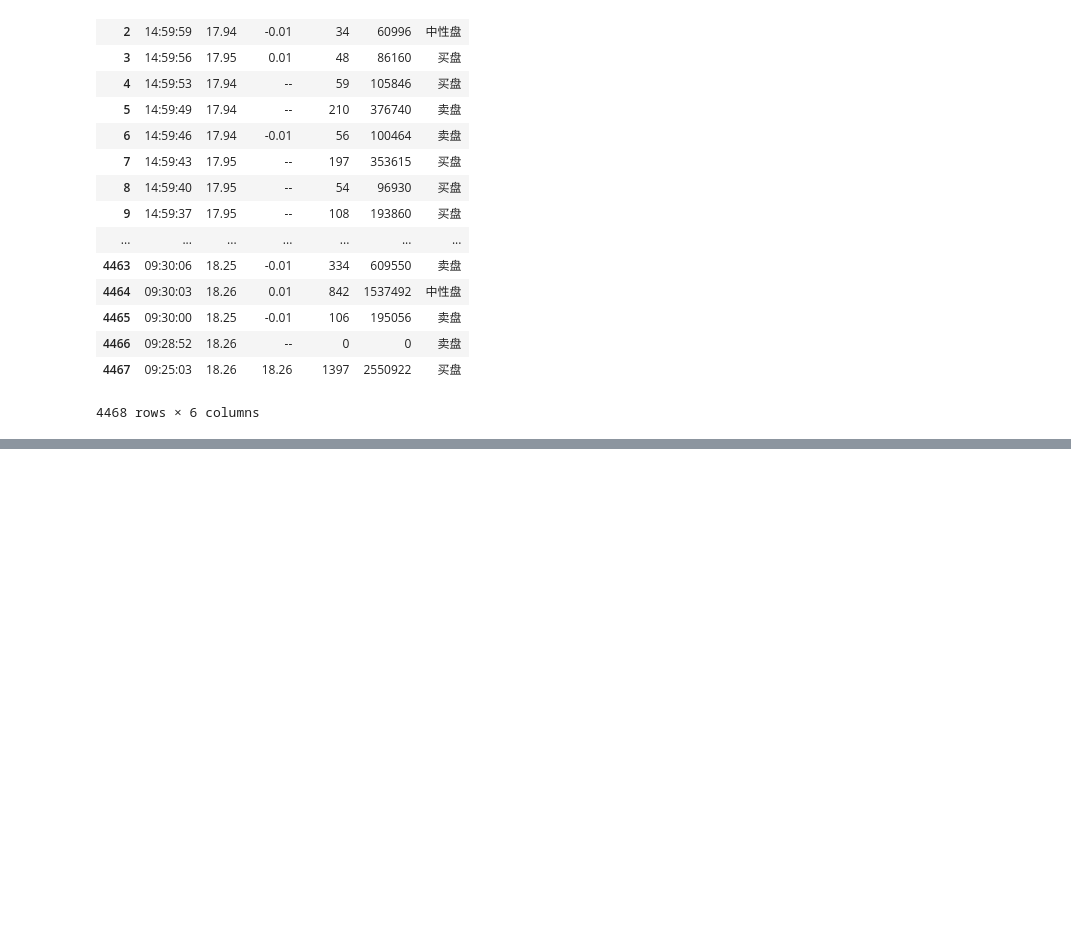
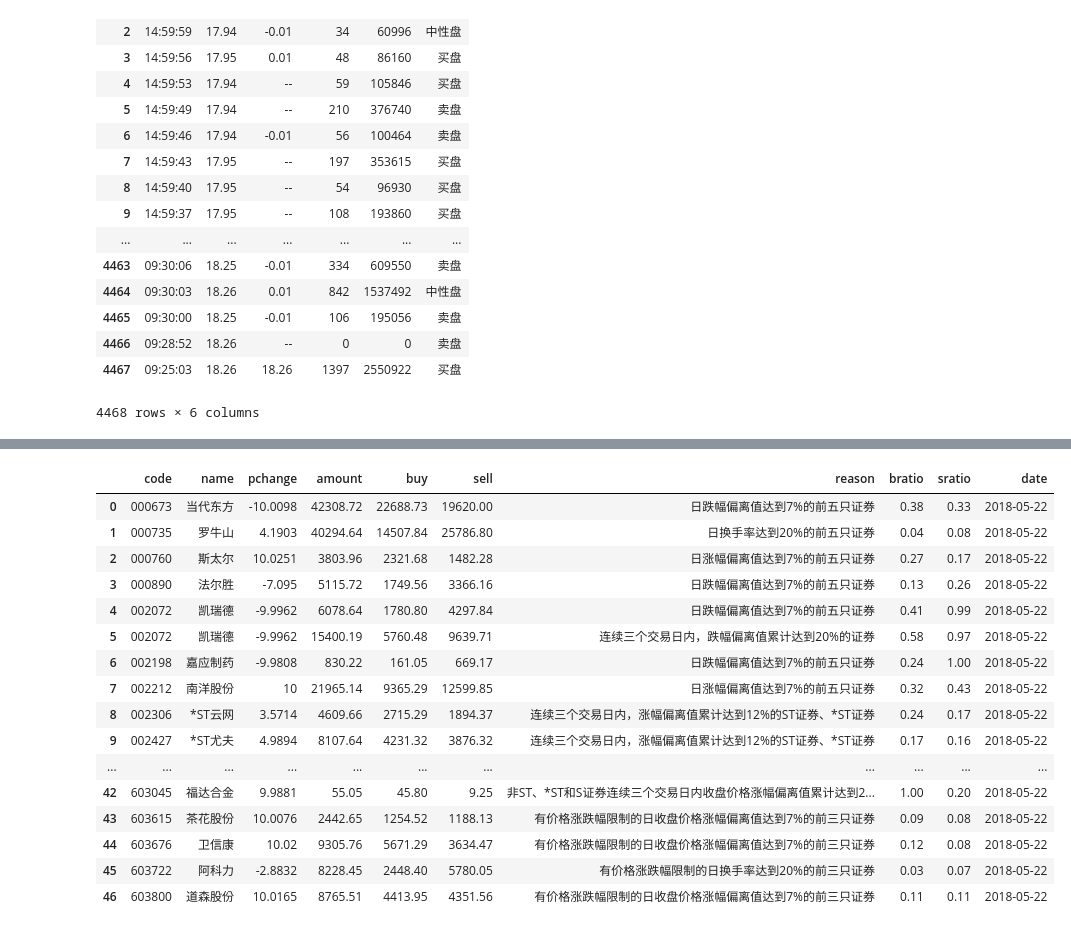
Before and after one commit to Jheng-Yi-Chen/Python, a Jupyter notebook: 2018_05_23 tushare - 複製.ipynb, the cells around one changed output, grey strips where cells are left out. Cells and saved outputs as stored; diff of their text form; code cells hidden in the pictures; blank space fills up the shorter version.

```diff
--- a/2018_05_23 tushare - 複製.ipynb
+++ b/2018_05_23 tushare - 複製.ipynb
@@ -268,0 +375,20 @@ ts.get_tick_data('601688', date = '2018-05-22')
+# %%
+ts.top_list('2018-05-22')
+# %% [output]
+|  | code | name | pchange | amount | buy | sell | reason | bratio | sratio | date |
+| 0 | 000673 | 当代东方 | -10.0098 | 42308.72 | 22688.73 | 19620.00 | 日跌幅偏离值达到7%的前五只证券 | 0.38 | 0.33 | 2018-05-22 |
+| 1 | 000735 | 罗牛山 | 4.1903 | 40294.64 | 14507.84 | 25786.80 | 日换手率达到20%的前五只证券 | 0.04 | 0.08 | 2018-05-22 |
+| 2 | 000760 | 斯太尔 | 10.0251 | 3803.96 | 2321.68 | 1482.28 | 日涨幅偏离值达到7%的前五只证券 | 0.27 | 0.17 | 2018-05-22 |
+| 3 | 000890 | 法尔胜 | -7.095 | 5115.72 | 1749.56 | 3366.16 | 日跌幅偏离值达到7%的前五只证券 | 0.13 | 0.26 | 2018-05-22 |
+| 4 | 002072 | 凯瑞德 | -9.9962 | 6078.64 | 1780.80 | 4297.84 | 日跌幅偏离值达到7%的前五只证券 | 0.41 | 0.99 | 2018-05-22 |
+| 5 | 002072 | 凯瑞德 | -9.9962 | 15400.19 | 5760.48 | 9639.71 | 连续三个交易日内，跌幅偏离值累计达到20%的证券 | 0.58 | 0.97 | 2018-05-22 |
+| 6 | 002198 | 嘉应制药 | -9.9808 | 830.22 | 161.05 | 669.17 | 日跌幅偏离值达到7%的前五只证券 | 0.24 | 1.00 | 2018-05-22 |
+| 7 | 002212 | 南洋股份 | 10 | 21965.14 | 9365.29 | 12599.85 | 日涨幅偏离值达到7%的前五只证券 | 0.32 | 0.43 | 2018-05-22 |
+| 8 | 002306 | *ST云网 | 3.5714 | 4609.66 | 2715.29 | 1894.37 | 连续三个交易日内，涨幅偏离值累计达到12%的ST证券、*ST证券 | 0.24 | 0.17 | 2018-05-22 |
+| 9 | 002427 | *ST尤夫 | 4.9894 | 8107.64 | 4231.32 | 3876.32 | 连续三个交易日内，涨幅偏离值累计达到12%的ST证券、*ST证券 | 0.17 | 0.16 | 2018-05-22 |
+| ... | ... | ... | ... | ... | ... | ... | ... | ... | ... | ... |
+| 42 | 603045 | 福达合金 | 9.9881 | 55.05 | 45.80 | 9.25 | 非ST、*ST和S证券连续三个交易日内收盘价格涨幅偏离值累计达到2... | 1.00 | 0.20 | 2018-05-22 |
+| 43 | 603615 | 茶花股份 | 10.0076 | 2442.65 | 1254.52 | 1188.13 | 有价格涨跌幅限制的日收盘价格涨幅偏离值达到7%的前三只证券 | 0.09 | 0.08 | 2018-05-22 |
+| 44 | 603676 | 卫信康 | 10.02 | 9305.76 | 5671.29 | 3634.47 | 有价格涨跌幅限制的日收盘价格涨幅偏离值达到7%的前三只证券 | 0.12 | 0.08 | 2018-05-22 |
+| 45 | 603722 | 阿科力 | -2.8832 | 8228.45 | 2448.40 | 5780.05 | 有价格涨跌幅限制的日换手率达到20%的前三只证券 | 0.03 | 0.07 | 2018-05-22 |
+| 46 | 603800 | 道森股份 | 10.0165 | 8765.51 | 4413.95 | 4351.56 | 有价格涨跌幅限制的日收盘价格涨幅偏离值达到7%的前三只证券 | 0.11 | 0.11 | 2018-05-22 |
```
Also changed, not shown: parts of 6 cells of this notebook.
